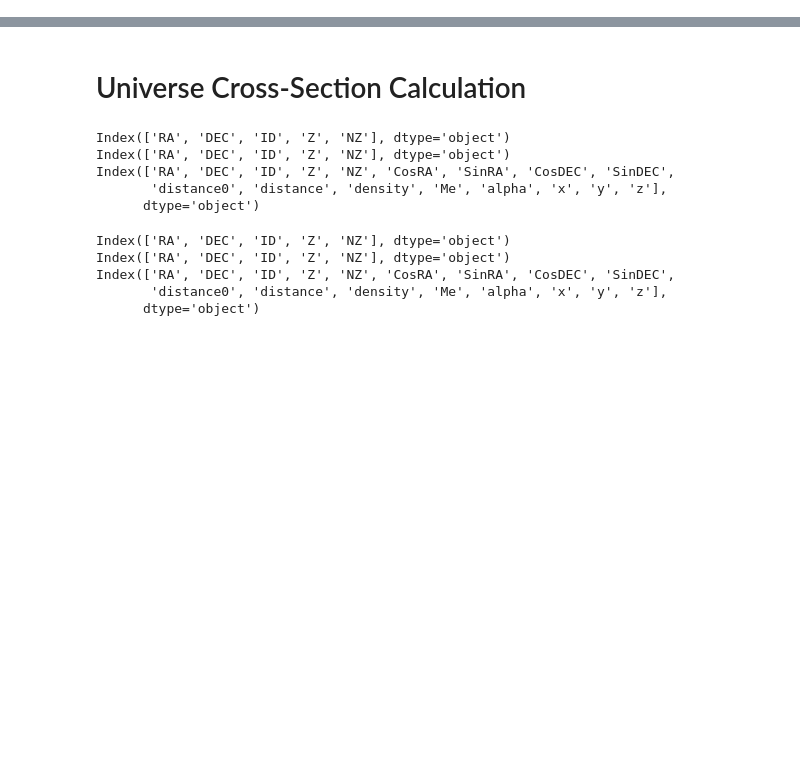
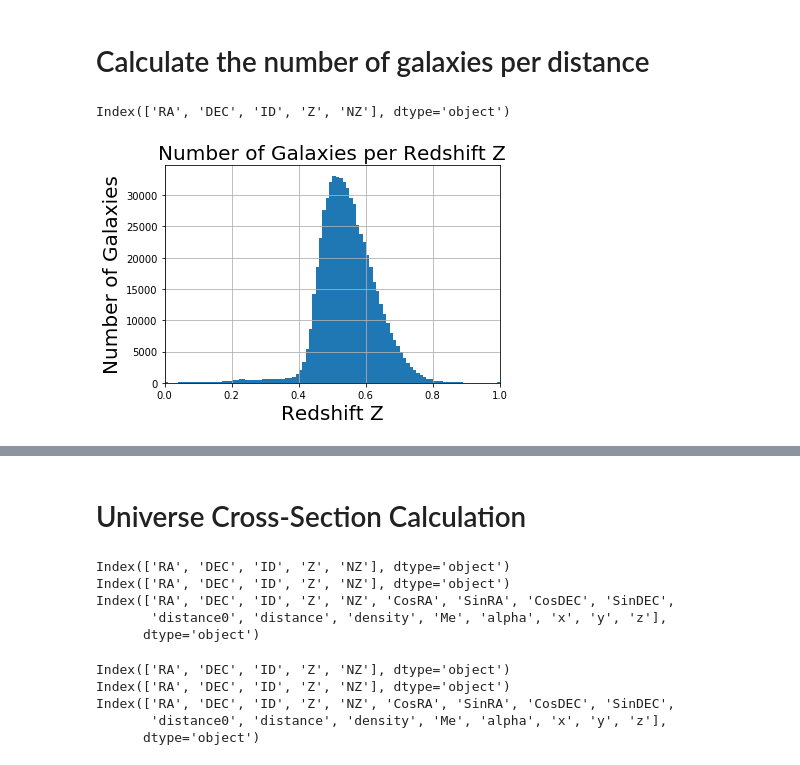
Before and after one commit to ny2292000/TheHypergeometricalUniverse, a Jupyter notebook: FitsAnalysisCrossSection.ipynb, the cells around one changed output, grey strips where cells are left out. Saved outputs shown, nothing was run; the diff lists cells and outputs as text; code cells hidden in the pictures; blank space fills up the shorter version.

```diff
--- a/FitsAnalysisCrossSection.ipynb
+++ b/FitsAnalysisCrossSection.ipynb
@@ -106,0 +110,20 @@ Index(['RA', 'DEC', 'ID', 'Z', 'NZ', 'CosRA', 'SinRA', 'CosDEC', 'SinDEC',
+# %% [markdown]
+# Calculate the number of galaxies per distance
+# %%
+gal = parameters.sdssAddress + 'galaxy_DR12v5_CMASS_North.fits';
+myGalaxy0 = HULib.get_BOSS_data(gal)
+numGalaxies=myGalaxy0.shape[0]
+df=myGalaxy0.Z.to_frame()
+df["alpha"]=[HULib.alphaZ(x)*4/np.pi for x in df.Z]
+# Just a figure and one subplot
+fig, ax = plt.subplots()
+hist = df.hist(column="Z", bins=100, ax=ax)
+ax.set_xlabel("Redshift Z", fontsize=20)
+ax.set_ylabel("Number of Galaxies", fontsize=20)
+plt.xlim((0.0,1.0))
+ax.set_title('Number of Galaxies per Redshift Z', fontsize=20)
+fig = plt.gcf()
+fig.savefig(parameters.imgAddress + 'NumGalaxiesPerZ.png', dpi=300)
+# %% [output]
+Index(['RA', 'DEC', 'ID', 'Z', 'NZ'], dtype='object')
+[figure, added]
```
Also changed, not shown: parts of 3 cells of this notebook, 5 other files.
